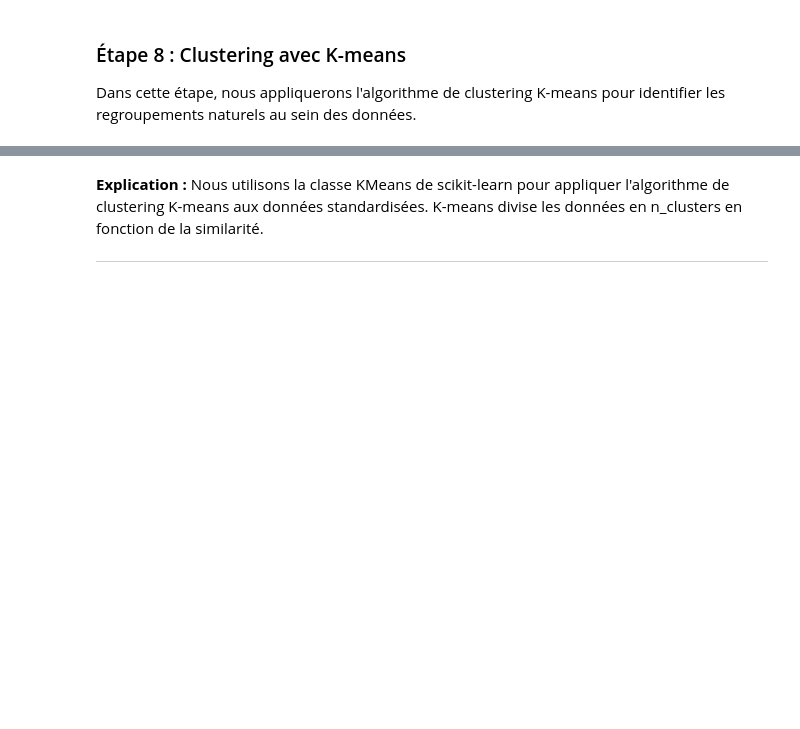
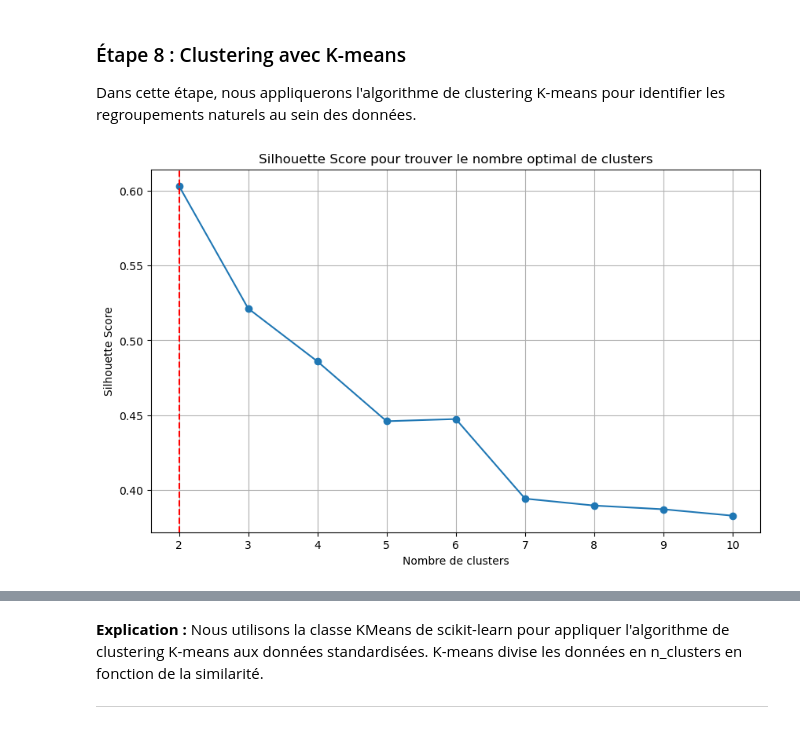
Before and after one commit to MTheboul/ML_Unsupervised_Learning_and_Agents, a Jupyter notebook: Exercise 5/exercise_5.ipynb, the cells around one changed output, grey strips where cells are left out. Cells and saved outputs as stored; diff of their text form; code cells hidden in the pictures; blank space fills up the shorter version.

```diff
--- a/Exercise 5/exercise_5.ipynb
+++ b/Exercise 5/exercise_5.ipynb
@@ -137,6 +183,24 @@ ___
 # %% [markdown]
 ### Étape 8 : Clustering avec K-means
 Dans cette étape, nous appliquerons l'algorithme de clustering K-means pour identifier les regroupements naturels au sein des données.
-# %%
-kmeans = KMeans(n_clusters=5, random_state=42, n_init='auto')
-kmeans_labels = kmeans.fit_predict(scaled_data)
+# %%
+
+silhouette_scores = []
+for i in range(2, 11):
+    kmeans = KMeans(n_clusters=i, random_state=42)
+    cluster_labels = kmeans.fit_predict(X)
+    silhouette_avg = silhouette_score(X, cluster_labels)
+    silhouette_scores.append(silhouette_avg)
+
+plt.figure(figsize=(10, 6))
+plt.plot(range(2, 11), silhouette_scores, marker='o', linestyle='-')
+plt.xlabel('Nombre de clusters')
+plt.ylabel('Silhouette Score')
+plt.title('Silhouette Score pour trouver le nombre optimal de clusters')
+plt.xticks(range(2, 11))
+plt.axvline(x=2, color='r', linestyle='--', label='best score')
+
+plt.grid()
+plt.show()
+# %% [output]
+[figure, added]
```
Also changed, not shown: parts of 24 cells of this notebook.
